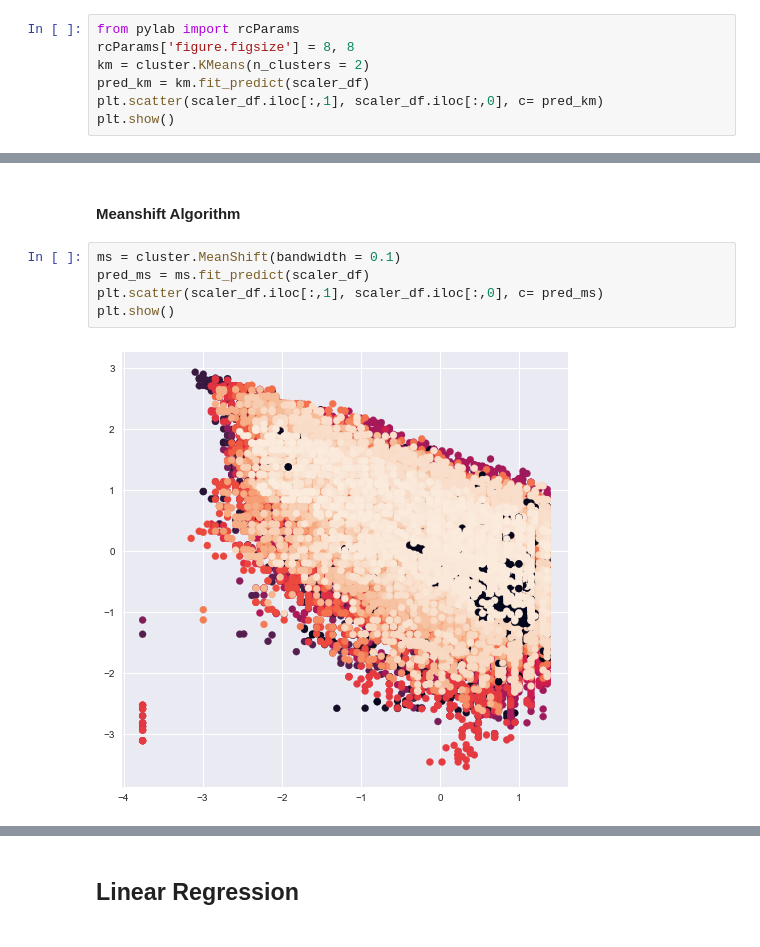
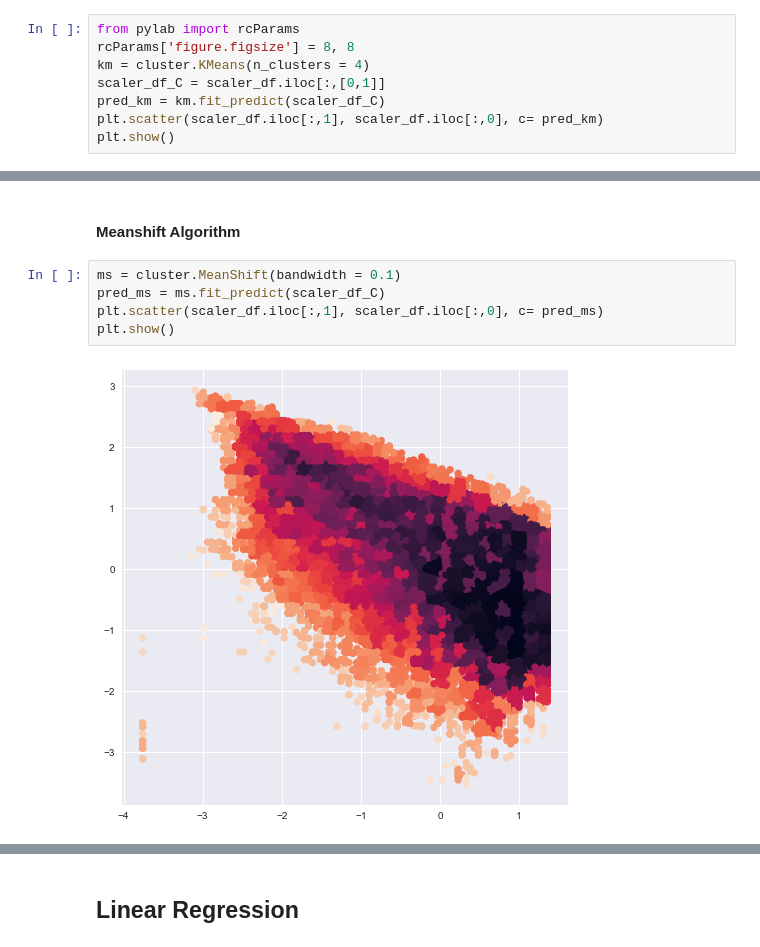
Before and after one commit to stoneloe/Big-Data-Systems-and-Intelligence-Analytics, a Jupyter notebook: Clustering & Regression/INFO7390 Assignment2.ipynb, the cells around one changed output, grey strips where cells are left out. Saved outputs shown, nothing was run; the diff lists cells and outputs as text.

Commit message:
Clustering

```diff
--- a/Clustering & Regression/INFO7390 Assignment2.ipynb
+++ b/Clustering & Regression/INFO7390 Assignment2.ipynb
@@ -85,8 +85,9 @@ scaler_df.head()
 # %%
 from pylab import rcParams
 rcParams['figure.figsize'] = 8, 8
-km = cluster.KMeans(n_clusters = 2)
-pred_km = km.fit_predict(scaler_df)
+km = cluster.KMeans(n_clusters = 4)
+scaler_df_C = scaler_df.iloc[:,[0,1]]
+pred_km = km.fit_predict(scaler_df_C)
 plt.scatter(scaler_df.iloc[:,1], scaler_df.iloc[:,0], c= pred_km)
 plt.show()
 # %% [output]
@@ -116,9 +118,9 @@ plt.show()
 #### Meanshift Algorithm
 # %%
 ms = cluster.MeanShift(bandwidth = 0.1)
-pred_ms = ms.fit_predict(scaler_df)
+pred_ms = ms.fit_predict(scaler_df_C)
 plt.scatter(scaler_df.iloc[:,1], scaler_df.iloc[:,0], c= pred_ms)
 plt.show()
 # %% [output]
-[figure, old version]
+[figure, new version]
 # %%
```
Also changed, not shown: parts of 12 cells of this notebook.
